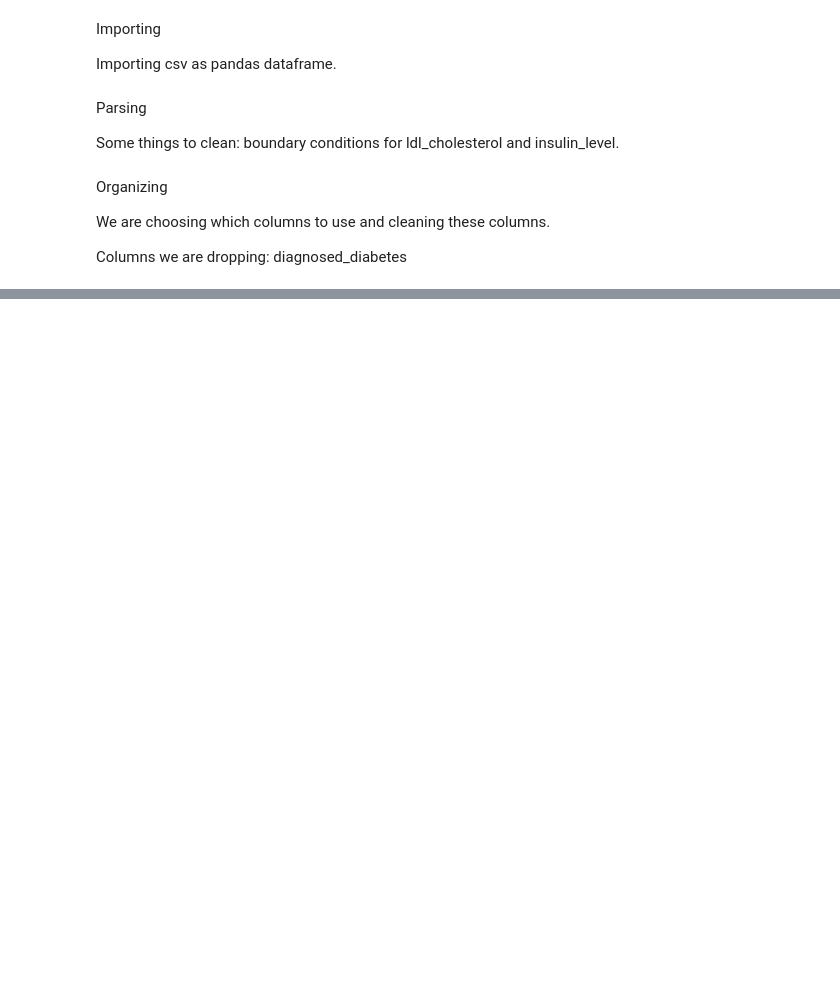
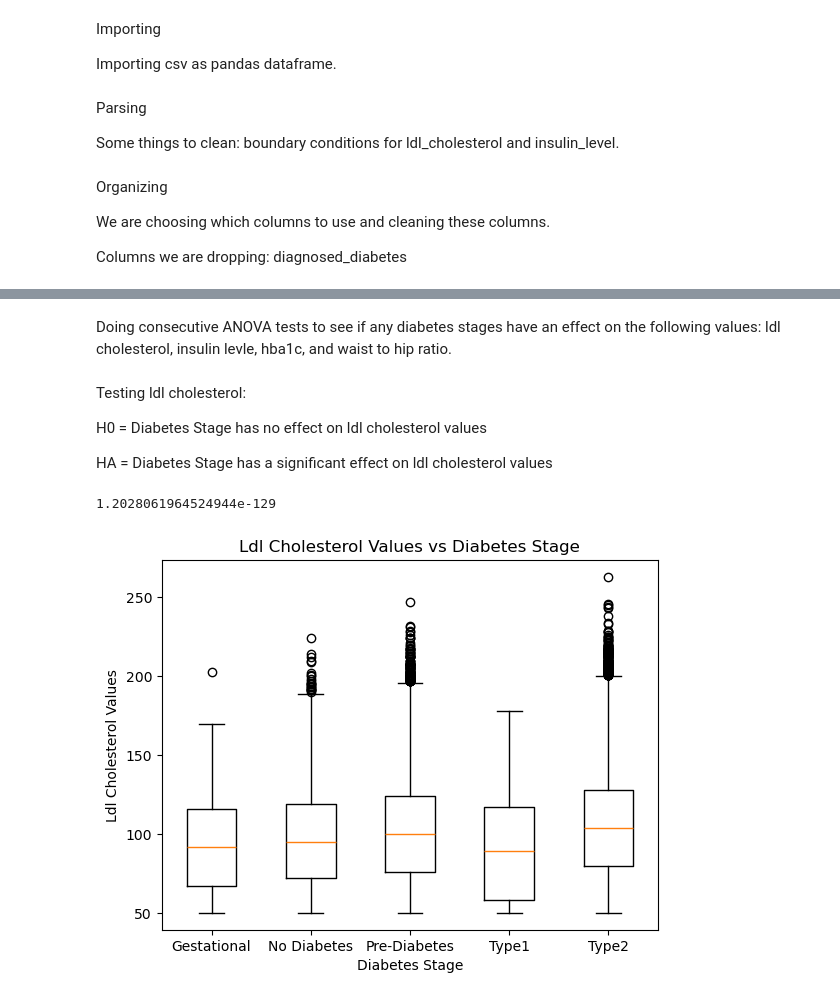
Before and after one commit to XaelZeph/CMSC320_FinalProject, a Jupyter notebook: PreprocessingAndAnalysis.ipynb, the cells around one changed output, grey strips where cells are left out. Drawn from its saved outputs; the diff is of its cells as text; code cells hidden in the pictures; blank space fills up the shorter version.

```diff
--- a/PreprocessingAndAnalysis.ipynb
+++ b/PreprocessingAndAnalysis.ipynb
@@ -42,0 +30,37 @@ average_df = df.groupby('diagnosed_diabetes')[['diet_score', 'sleep_hours_per_da
+# %% [markdown]
+Doing consecutive ANOVA tests to see if any diabetes stages have an effect on the following values: ldl cholesterol, insulin levle, hba1c, and waist to hip ratio.
+# %%
+# storing dataframes by diabetes stage
+gestational = diabetes_stage_detectors_df[0][1]
+no_diabetes = diabetes_stage_detectors_df[1][1]
+pre_diabetes = diabetes_stage_detectors_df[2][1]
+type1 = diabetes_stage_detectors_df[3][1]
+type2 = diabetes_stage_detectors_df[4][1]
+# %% [markdown]
+Testing ldl cholesterol:
+
+H0 = Diabetes Stage has no effect on ldl cholesterol values
+
+HA = Diabetes Stage has a significant effect on ldl cholesterol values
+# %%
+ldl_gestational = gestational['ldl_cholesterol']
+ldl_no_diabetes = no_diabetes['ldl_cholesterol']
+ldl_pre_diabetes = pre_diabetes['ldl_cholesterol']
+ldl_type1 = type1['ldl_cholesterol']
+ldl_type2 = type2['ldl_cholesterol']
+
+# Chose ANOVA as there are 3 groups of independent data that we are comparing
+# the means of to see if there is any significant difference
+res = stats.f_oneway(ldl_gestational, ldl_no_diabetes, ldl_pre_diabetes, ldl_type1, ldl_type2)
+display(res.pvalue.item())
+
+plt.boxplot([ldl_gestational, ldl_no_diabetes, ldl_pre_diabetes, ldl_type1, ldl_type2], tick_labels=["Gestational", "No Diabetes", "Pre-Diabetes", "Type1", "Type2"])
+
+# plt.legend()
+plt.title("Ldl Cholesterol Values vs Diabetes Stage")
+plt.xlabel("Diabetes Stage")
+plt.ylabel("Ldl Cholesterol Values")
+plt.show()
+# %% [output]
+1.2028061964524944e-129
+[figure, added]
```
Also changed, not shown: parts of 10 cells of this notebook.
